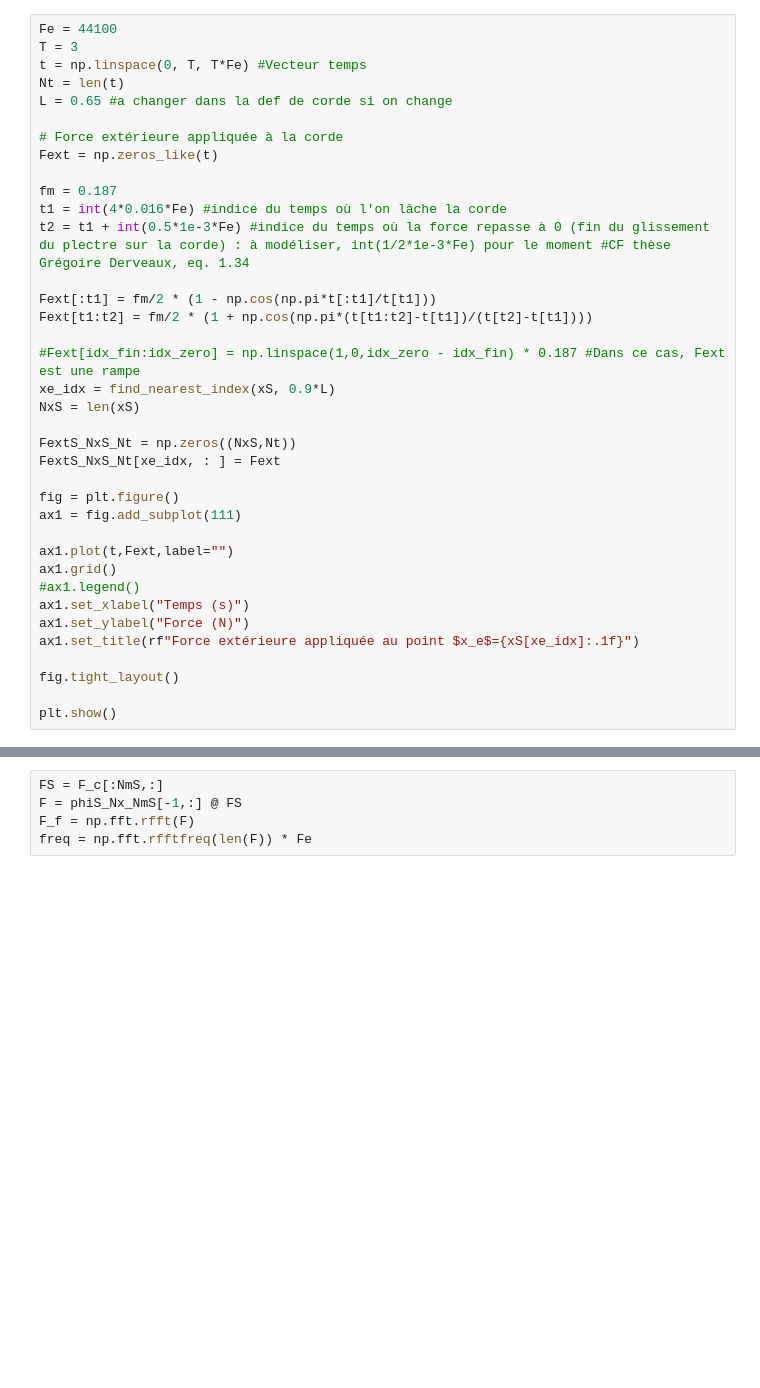
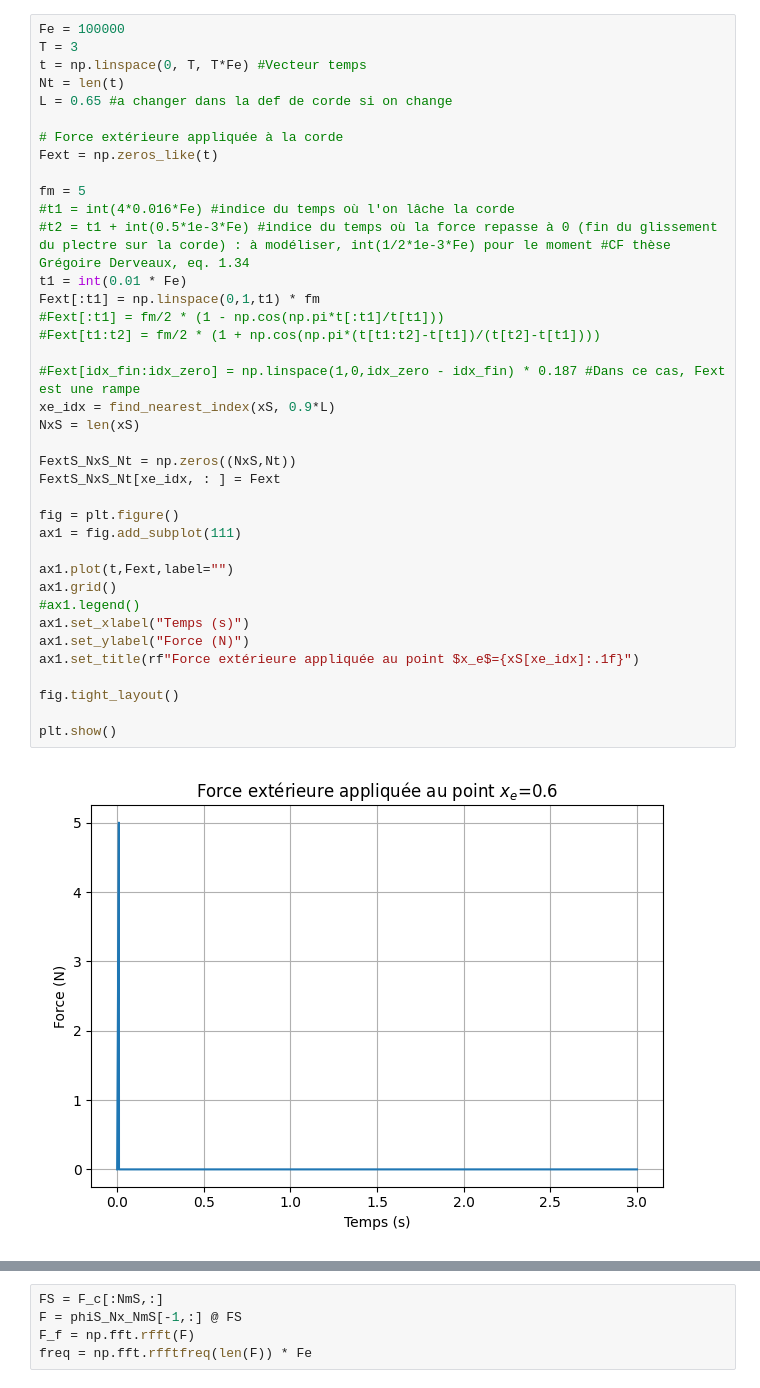
Before and after one commit to peladeaucome/ATIAM-PAM-AnalyseInstruments, a Jupyter notebook: Data/test.ipynb, the cells around one changed output, grey strips where cells are left out. Saved outputs shown, nothing was run; the diff lists cells and outputs as text; blank space fills up the shorter version.

```diff
--- a/Data/test.ipynb
+++ b/Data/test.ipynb
@@ -189,42 +216,45 @@ W = np.eye(NmS+NmB) - M_inv_demi @ Bplus @ Aa
 
 Z = - M.sqrt() @ Bplus @ Aa #pour calculer la force ensuite
 # %%
-Fe = 44100
+Fe = 100000
 T = 3
 t = np.linspace(0, T, T*Fe) #Vecteur temps
 Nt = len(t)
 L = 0.65 #a changer dans la def de corde si on change
 
 # Force extérieure appliquée à la corde
 Fext = np.zeros_like(t)
 
-fm = 0.187
-t1 = int(4*0.016*Fe) #indice du temps où l'on lâche la corde
-t2 = t1 + int(0.5*1e-3*Fe) #indice du temps où la force repasse à 0 (fin du glissement du plectre sur la corde) : à modéliser, int(1/2*1e-3*Fe) pour le moment #CF thèse Grégoire Derveaux, eq. 1.34
-
-Fext[:t1] = fm/2 * (1 - np.cos(np.pi*t[:t1]/t[t1]))
-Fext[t1:t2] = fm/2 * (1 + np.cos(np.pi*(t[t1:t2]-t[t1])/(t[t2]-t[t1])))
+fm = 5
+#t1 = int(4*0.016*Fe) #indice du temps où l'on lâche la corde
+#t2 = t1 + int(0.5*1e-3*Fe) #indice du temps où la force repasse à 0 (fin du glissement du plectre sur la corde) : à modéliser, int(1/2*1e-3*Fe) pour le moment #CF thèse Grégoire Derveaux, eq. 1.34
+t1 = int(0.01 * Fe)
+Fext[:t1] = np.linspace(0,1,t1) * fm
+#Fext[:t1] = fm/2 * (1 - np.cos(np.pi*t[:t1]/t[t1]))
+#Fext[t1:t2] = fm/2 * (1 + np.cos(np.pi*(t[t1:t2]-t[t1])/(t[t2]-t[t1])))
 
 #Fext[idx_fin:idx_zero] = np.linspace(1,0,idx_zero - idx_fin) * 0.187 #Dans ce cas, Fext est une rampe
 xe_idx = find_nearest_index(xS, 0.9*L)
 NxS = len(xS)
 
 FextS_NxS_Nt = np.zeros((NxS,Nt))
 FextS_NxS_Nt[xe_idx, : ] = Fext
 
 fig = plt.figure()
 ax1 = fig.add_subplot(111)
 
 ax1.plot(t,Fext,label="")
 ax1.grid()
 #ax1.legend()
 ax1.set_xlabel("Temps (s)")
 ax1.set_ylabel("Force (N)")
 ax1.set_title(rf"Force extérieure appliquée au point $x_e$={xS[xe_idx]:.1f}")
 
 fig.tight_layout()
 
 plt.show()
+# %% [output]
+[figure, added]
 # %%
 F_pro_cor = phiS_Nx_NmS.T @ FextS_NxS_Nt # projection de la force
 point_temp = len(t)
```
Also changed, not shown: parts of 12 cells of this notebook, 3 other files.
